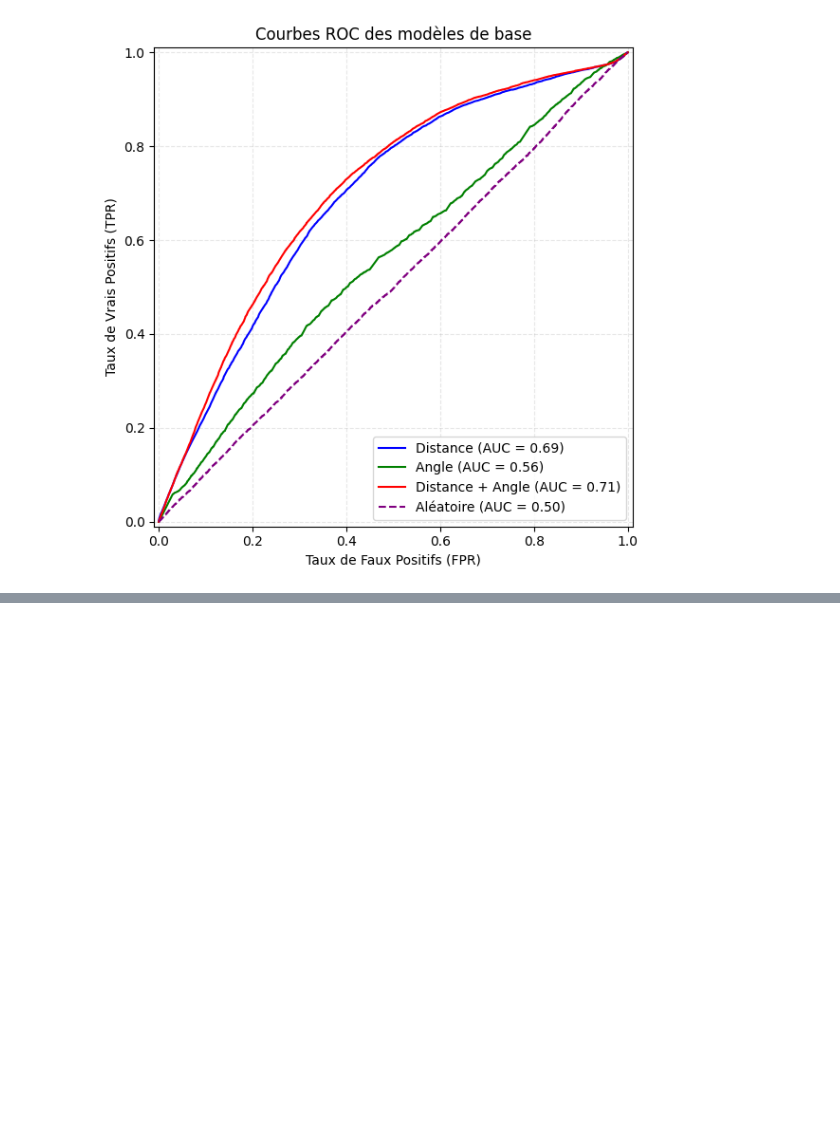
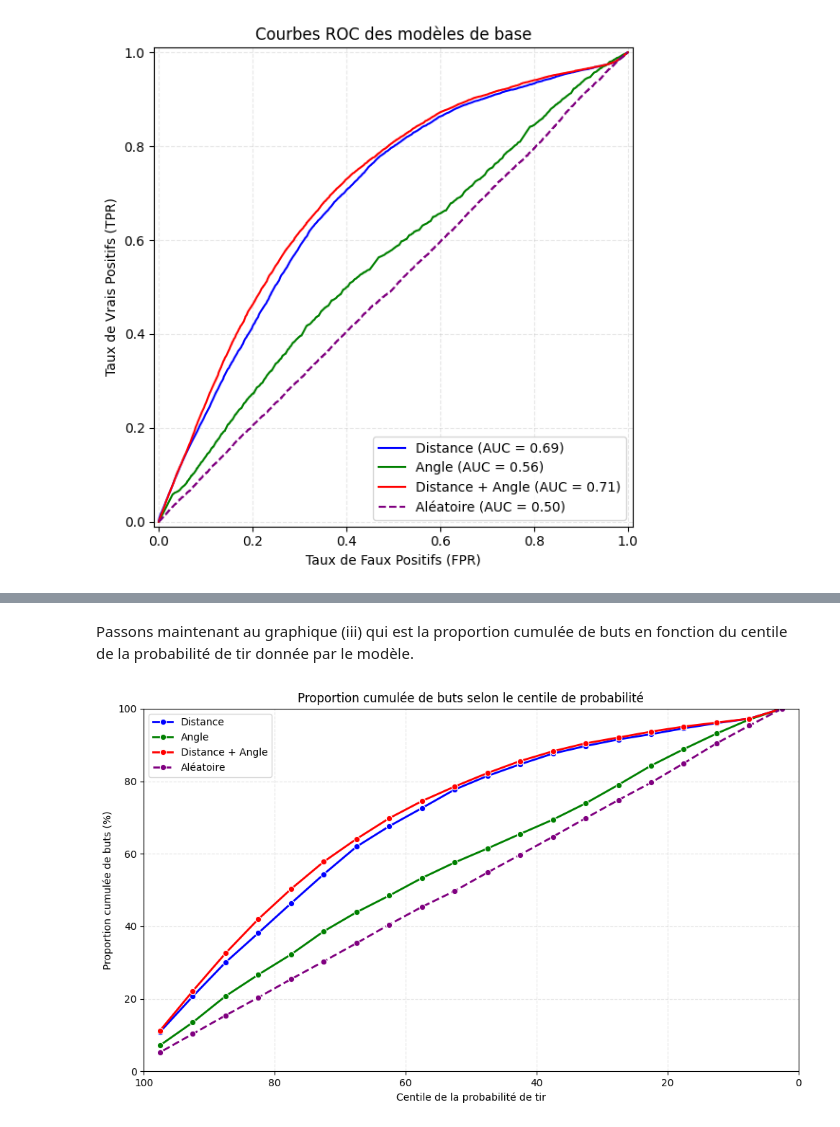
Before and after one commit to Tong3410976/IFT3700_Projet1, a Jupyter notebook: notebooks/07_bases_models.ipynb, the cells around one changed output, grey strips where cells are left out. Cells and saved outputs as stored; diff of their text form; code cells hidden in the pictures; blank space fills up the shorter version.

```diff
--- a/notebooks/07_bases_models.ipynb
+++ b/notebooks/07_bases_models.ipynb
@@ -304,0 +352,38 @@ plt.show()
+# %% [markdown]
+Passons maintenant au graphique (iii) qui est la proportion cumulée de buts en fonction du centile de la probabilité de tir donnée par le modèle.
+# %%
+# Le code est le même que pour la section 2, simplement il est généralisé pour
+# ajouter plusieurs lignes.
+fig, ax = plt.subplots(figsize=(10, 6))
+
+total_goals = Y_val.sum()
+for name, info in score_models.items():
+    # Étapes pour calculer la proportion de buts cumulée par centiles
+    cumulative_per_centile = calculate_percentiles(Y_val, info["score"])
+    # On trie du plus haut centile
+    cumulative_per_centile = cumulative_per_centile.sort_values("centiles_bins", ascending=False)
+    cumulative_per_centile["cumulative_goals"] = cumulative_per_centile["sum"].cumsum()
+    cumulative_per_centile["cumulative_goal_rate"] = (cumulative_per_centile["cumulative_goals"] / total_goals) * 100
+    # Ajout de la ligne
+    sns.lineplot(
+        data=cumulative_per_centile,
+        x="centiles_bins",
+        y="cumulative_goal_rate",
+        marker="o",
+        label=name,
+        color=info["color"],
+        linewidth=2,
+        linestyle= info.get("linestyle", "-"),
+        ax=ax
+    )
+ax.set_title("Proportion cumulée de buts selon le centile de probabilité")
+ax.set_xlabel("Centile de la probabilité de tir")
+ax.invert_xaxis()
+ax.set_xlim(100, 0)
+ax.set_ylabel("Proportion cumulée de buts (%)")
+ax.set_ylim(0, 100)
+ax.grid(True, linestyle="--", alpha=0.3)
+plt.tight_layout()
+plt.show()
+# %% [output]
+[figure, added]
```
Also changed, not shown: parts of 8 cells of this notebook.
